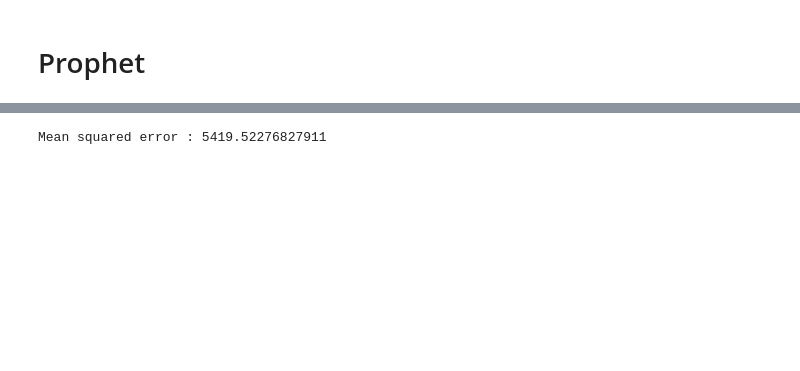
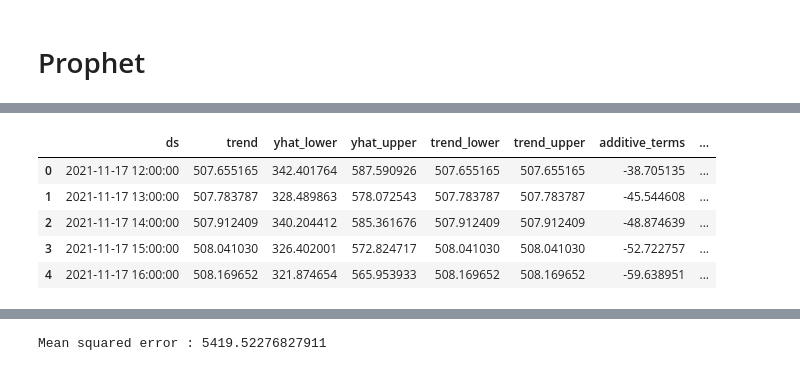
Before and after one commit to imantha-das/ts-forecasting, a Jupyter notebook: explore_ts.ipynb, the cells around one changed output, grey strips where cells are left out. Cells and saved outputs as stored; diff of their text form; code cells hidden in the pictures; blank space fills up the shorter version.

```diff
--- a/explore_ts.ipynb
+++ b/explore_ts.ipynb
@@ -94,0 +89,9 @@ The frame.append method is deprecated and will be removed from pandas in a futur
+# %%
+fcst.head()
+# %% [output]
+|  | ds | trend | yhat_lower | yhat_upper | trend_lower | trend_upper | additive_terms | ... |
+| 0 | 2021-11-17 12:00:00 | 507.655165 | 342.401764 | 587.590926 | 507.655165 | 507.655165 | -38.705135 | ... |
+| 1 | 2021-11-17 13:00:00 | 507.783787 | 328.489863 | 578.072543 | 507.783787 | 507.783787 | -45.544608 | ... |
+| 2 | 2021-11-17 14:00:00 | 507.912409 | 340.204412 | 585.361676 | 507.912409 | 507.912409 | -48.874639 | ... |
+| 3 | 2021-11-17 15:00:00 | 508.041030 | 326.402001 | 572.824717 | 508.041030 | 508.041030 | -52.722757 | ... |
+| 4 | 2021-11-17 16:00:00 | 508.169652 | 321.874654 | 565.953933 | 508.169652 | 508.169652 | -59.638951 | ... |
```
Also changed, not shown: parts of 18 cells of this notebook.
